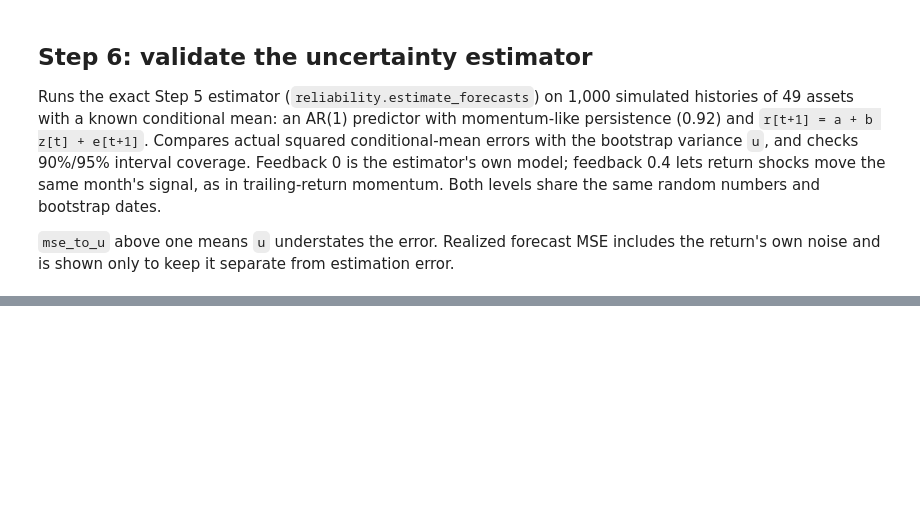
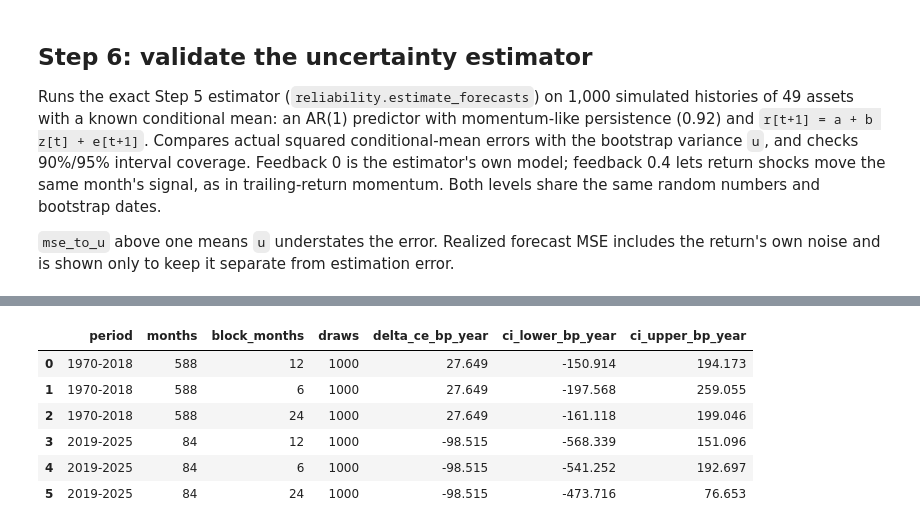
Before and after one commit to mengmeng12/epo-signal-uncertainty, a Jupyter notebook: end_to_end_pipeline.ipynb, the cells around one changed output, grey strips where cells are left out. Drawn from its saved outputs; the diff is of its cells as text; code cells hidden in the pictures; blank space fills up the shorter version.

Commit message:
feat(empirical): complete Steps 7 through 9

```diff
--- a/end_to_end_pipeline.ipynb
+++ b/end_to_end_pipeline.ipynb
@@ -140,0 +222,5 @@ calibration["table"].query("subset == 'all'").round(4).T
+# %%
+empirical = evaluation.run()
+empirical["performance"][["period", "strategy", "net_ce_bp_year", "net_sharpe",
+                          "volatility_pct_year", "es95_net_excess_loss_pct_month",
+                          "max_drawdown_pct"]].round(3)
@@ -140,0 +233,10 @@ calibration["table"].query("subset == 'all'").round(4).T
+# %%
+empirical["intervals"].round(3)
+# %% [output]
+|  | period | months | block_months | draws | delta_ce_bp_year | ci_lower_bp_year | ci_upper_bp_year |
+| 0 | 1970-2018 | 588 | 12 | 1000 | 27.649 | -150.914 | 194.173 |
+| 1 | 1970-2018 | 588 | 6 | 1000 | 27.649 | -197.568 | 259.055 |
+| 2 | 1970-2018 | 588 | 24 | 1000 | 27.649 | -161.118 | 199.046 |
+| 3 | 2019-2025 | 84 | 12 | 1000 | -98.515 | -568.339 | 151.096 |
+| 4 | 2019-2025 | 84 | 6 | 1000 | -98.515 | -541.252 | 192.697 |
+| 5 | 2019-2025 | 84 | 24 | 1000 | -98.515 | -473.716 | 76.653 |
```
Also changed, not shown: parts of 16 cells of this notebook, 24 other files.
